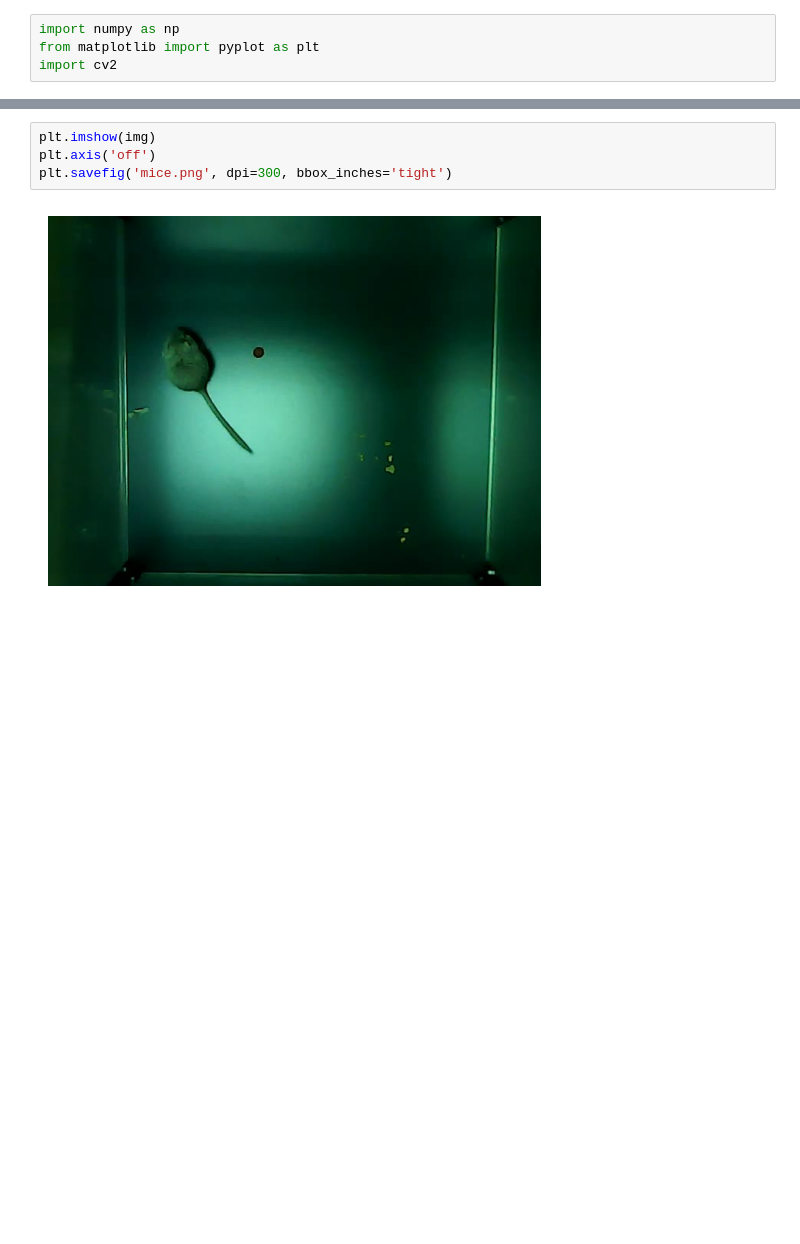
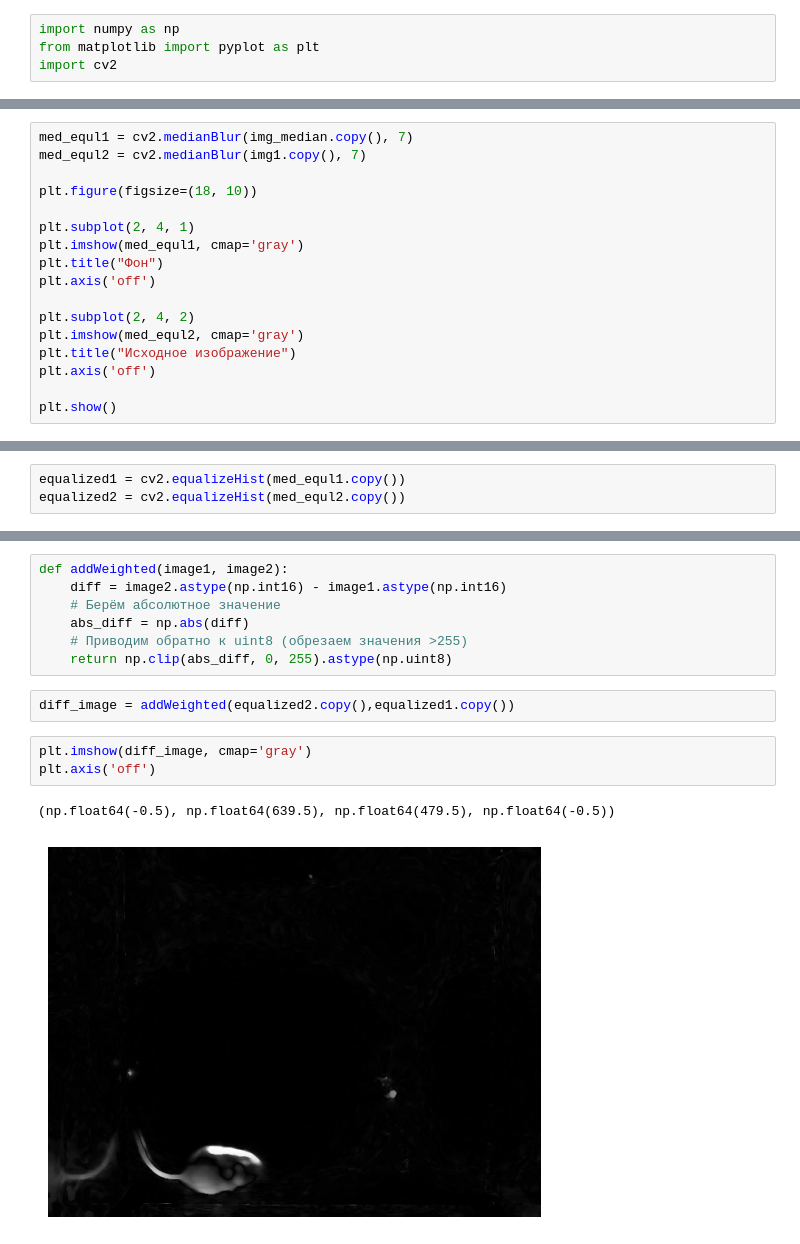
Before and after one commit to flymnss/cv, a Jupyter notebook: lab3/lab3.ipynb, the cells around one changed output, grey strips where cells are left out. Saved outputs shown, nothing was run; the diff lists cells and outputs as text; blank space fills up the shorter version.

```diff
--- a/lab3/lab3.ipynb
+++ b/lab3/lab3.ipynb
@@ -9,0 +63,17 @@ img = cv2.cvtColor(img1, cv2.COLOR_BGR2RGB)
+# %%
+med_equl1 = cv2.medianBlur(img_median.copy(), 7)
+med_equl2 = cv2.medianBlur(img1.copy(), 7)
+
+plt.figure(figsize=(18, 10))
+
+plt.subplot(2, 4, 1)
+plt.imshow(med_equl1, cmap='gray')
+plt.title("Фон")
+plt.axis('off')
+
+plt.subplot(2, 4, 2)
+plt.imshow(med_equl2, cmap='gray')
+plt.title("Исходное изображение")
+plt.axis('off')
+
+plt.show()
@@ -9,0 +82,3 @@ img = cv2.cvtColor(img1, cv2.COLOR_BGR2RGB)
+# %%
+equalized1 = cv2.equalizeHist(med_equl1.copy())
+equalized2 = cv2.equalizeHist(med_equl2.copy())
@@ -10,6 +101,15 @@ img = cv2.cvtColor(img1, cv2.COLOR_BGR2RGB)
+# %%
+def addWeighted(image1, image2):
+    diff = image2.astype(np.int16) - image1.astype(np.int16)
+    # Берём абсолютное значение
+    abs_diff = np.abs(diff)
+    # Приводим обратно к uint8 (обрезаем значения >255)
+    return np.clip(abs_diff, 0, 255).astype(np.uint8)
+# %%
+diff_image = addWeighted(equalized2.copy(),equalized1.copy())
 # %%
-plt.imshow(img)
+plt.imshow(diff_image, cmap='gray')
 plt.axis('off')
-plt.savefig('mice.png', dpi=300, bbox_inches='tight')
 # %% [output]
+(np.float64(-0.5), np.float64(639.5), np.float64(479.5), np.float64(-0.5))
-[figure, old version]
+[figure, new version]
```
Also changed, not shown: parts of 18 cells of this notebook, 12 other files.
